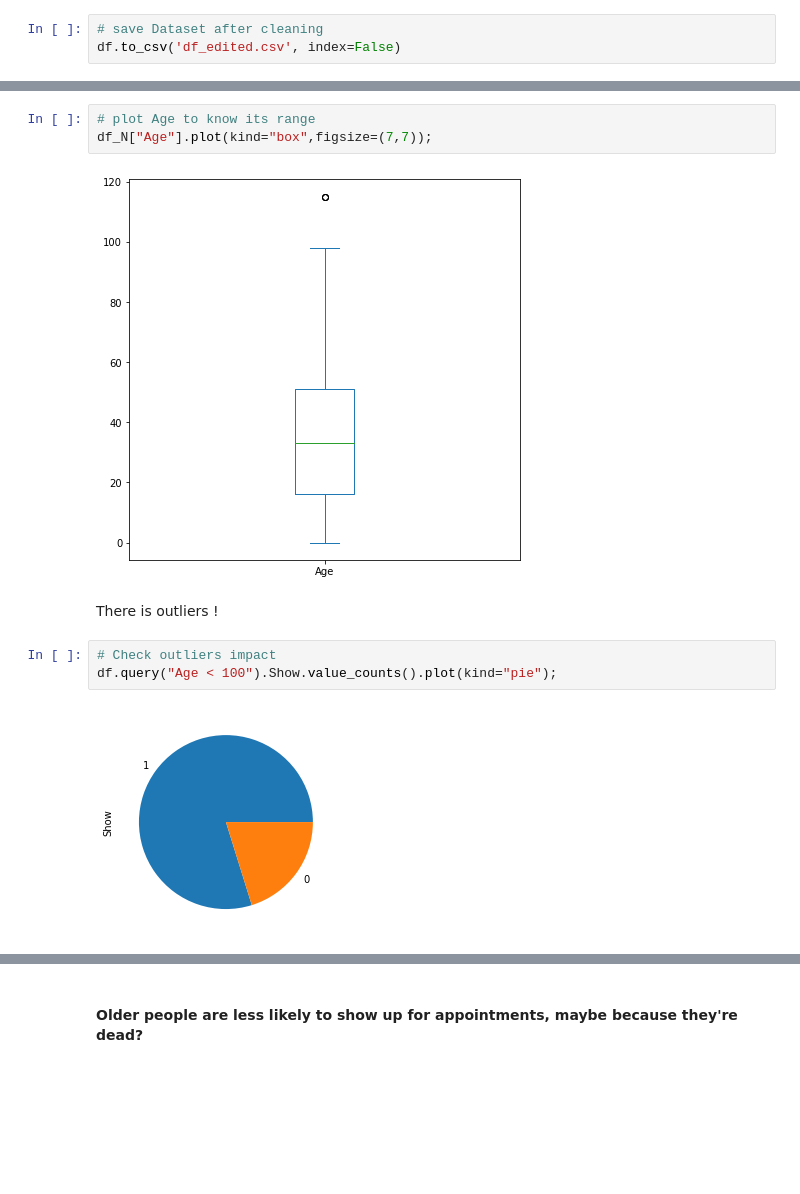
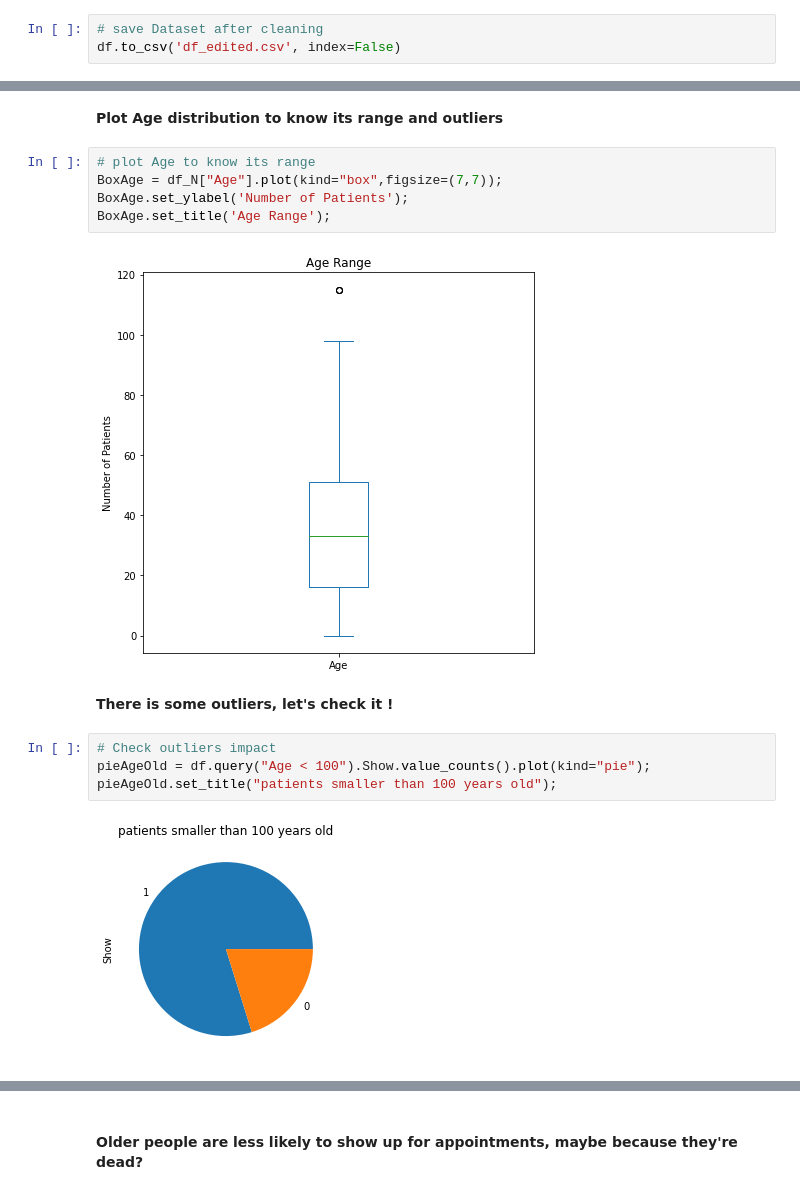
Before and after one commit to MoErn854/Investigate-Medical-Appointment-Dataset, a Jupyter notebook: Investigate-Medical-Appointment-Dataset.ipynb, the cells around one changed output, grey strips where cells are left out. Cells and saved outputs as stored; diff of their text form; blank space fills up the shorter version.

```diff
--- a/Investigate-Medical-Appointment-Dataset.ipynb
+++ b/Investigate-Medical-Appointment-Dataset.ipynb
@@ -317,16 +367,21 @@ df_N.iloc[:,2:-2].hist(figsize=(10,10),grid=False,alpha=0.6);
 # %% [output]
 [figure]
+# %% [markdown]
+**Plot Age distribution to know its range and outliers**
 # %%
 # plot Age to know its range
-df_N["Age"].plot(kind="box",figsize=(7,7));
+BoxAge = df_N["Age"].plot(kind="box",figsize=(7,7));
+BoxAge.set_ylabel('Number of Patients');
+BoxAge.set_title('Age Range');
 # %% [output]
-[figure, old version]
+[figure, new version]
-# %% [markdown]
-There is outliers !
+# %% [markdown]
+**There is some outliers, let's check it !**
 # %%
 # Check outliers impact
-df.query("Age < 100").Show.value_counts().plot(kind="pie");
+pieAgeOld = df.query("Age < 100").Show.value_counts().plot(kind="pie");
+pieAgeOld.set_title("patients smaller than 100 years old");
 # %% [output]
-[figure, old version]
+[figure, new version]
 # %%
 # Find outliers impact
```
Also changed, not shown: parts of 115 cells of this notebook, 2 other files.
